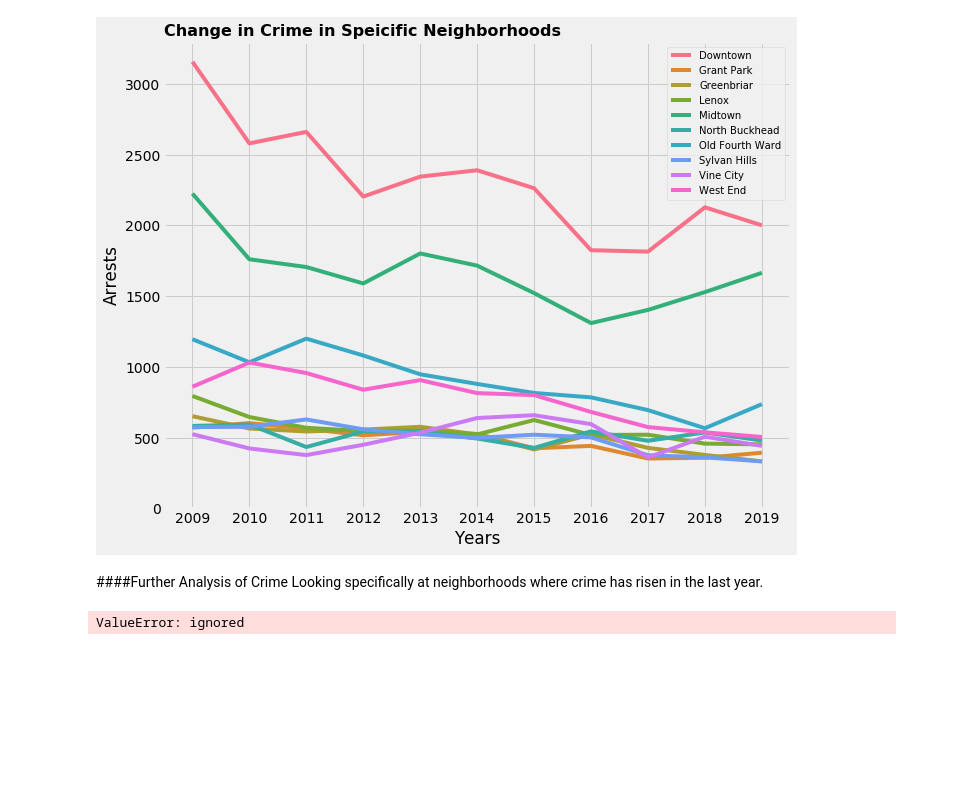
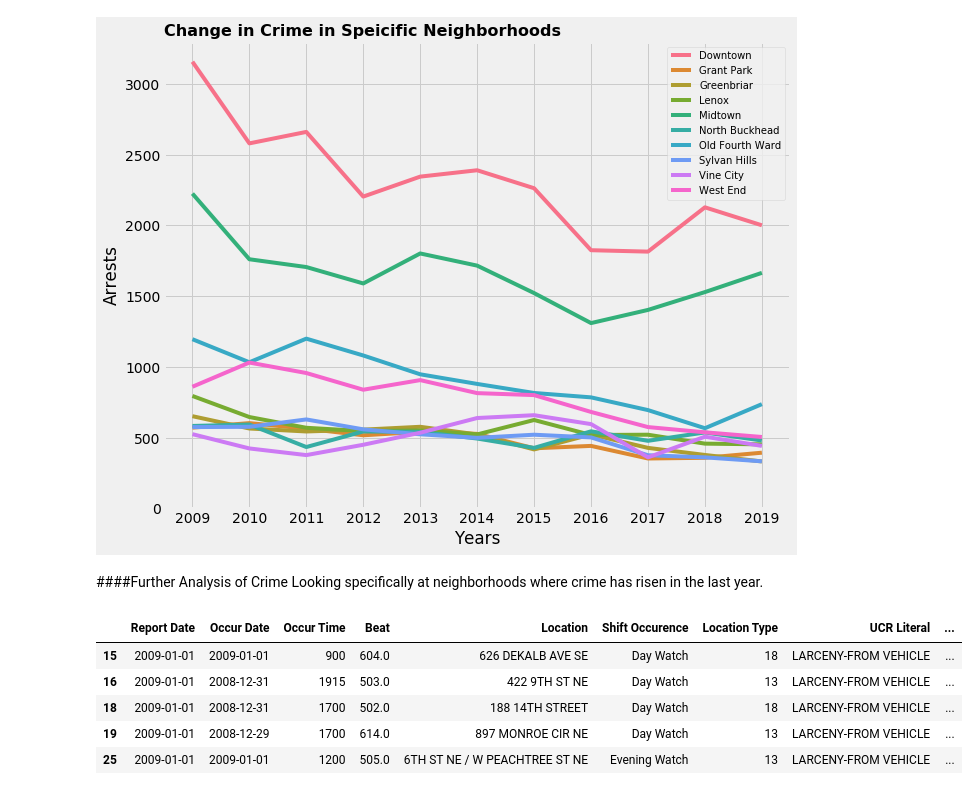
Before and after one commit to jiobu1/DS-Unit-1-Sprint-4-Data-Storytelling-Portfolio-Project, a Jupyter notebook: Jisha_Obukwelu_Unit_1_Data_Storytelling_Project.ipynb, the cells around one changed output. Drawn from its saved outputs; the diff is of its cells as text; code cells hidden in the pictures; blank space fills up the shorter version.

```diff
--- a/Jisha_Obukwelu_Unit_1_Data_Storytelling_Project.ipynb
+++ b/Jisha_Obukwelu_Unit_1_Data_Storytelling_Project.ipynb
@@ -432,7 +432,13 @@ plt.show()
 ####Further Analysis of Crime
 Looking specifically at neighborhoods where crime has risen in the last year.
 # %%
-rise = arrests[arrests['Neighborhood']== ['Grant Park','Midtown','Old Fourth Ward']]
+condition = (arrests['Neighborhood']=='Grant Park')|(arrests['Neighborhood']=='Midtown') | (arrests['Neighborhood']=='Old Fourth Ward')
+rise = arrests[condition]
 rise.head()
 # %% [output]
-ValueError: ignored
+|  | Report Date | Occur Date | Occur Time | Beat | Location | Shift Occurence | Location Type | UCR Literal | ... |
+| 15 | 2009-01-01 | 2009-01-01 | 900 | 604.0 | 626 DEKALB AVE SE | Day Watch | 18 | LARCENY-FROM VEHICLE | ... |
+| 16 | 2009-01-01 | 2008-12-31 | 1915 | 503.0 | 422 9TH ST NE | Day Watch | 13 | LARCENY-FROM VEHICLE | ... |
+| 18 | 2009-01-01 | 2008-12-31 | 1700 | 502.0 | 188 14TH STREET | Day Watch | 18 | LARCENY-FROM VEHICLE | ... |
+| 19 | 2009-01-01 | 2008-12-29 | 1700 | 614.0 | 897 MONROE CIR NE | Day Watch | 13 | LARCENY-FROM VEHICLE | ... |
+| 25 | 2009-01-01 | 2009-01-01 | 1200 | 505.0 | 6TH ST NE / W PEACHTREE ST NE | Evening Watch | 13 | LARCENY-FROM VEHICLE | ... |
```
Also changed, not shown: parts of 3 cells of this notebook.
